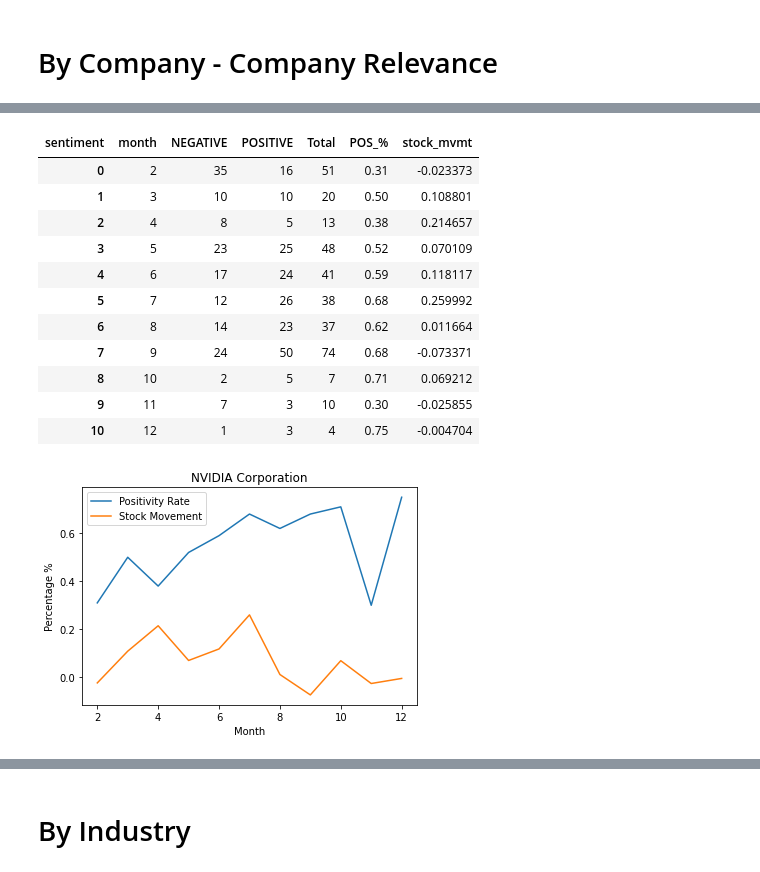
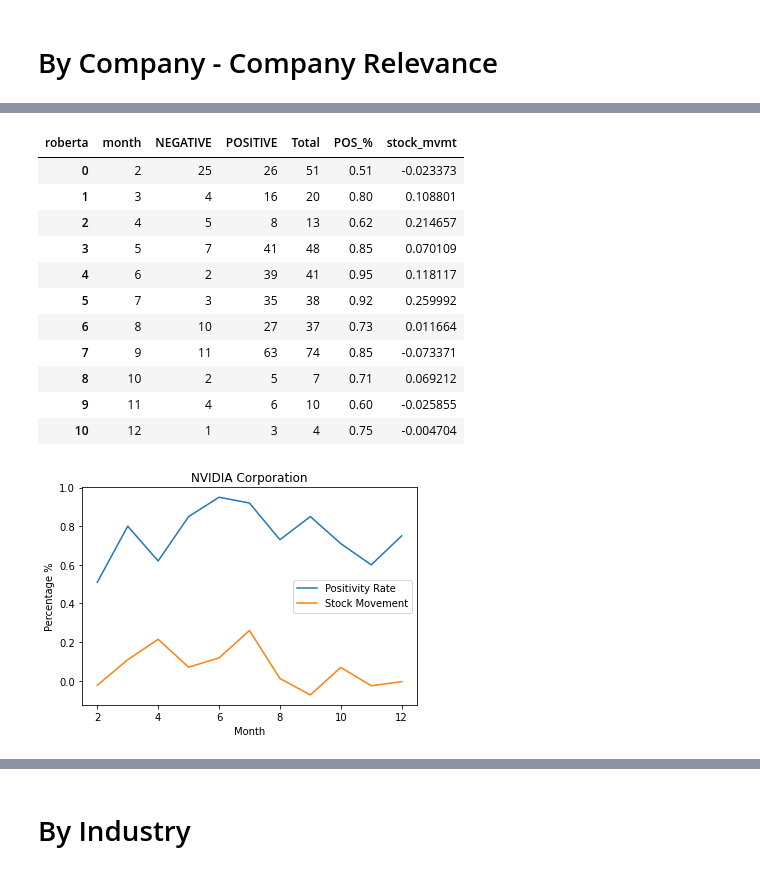
Before and after one commit to TraceyEtheridge/Thesis, a Jupyter notebook: Analysis.ipynb, the cells around one changed output, grey strips where cells are left out. Drawn from its saved outputs; the diff is of its cells as text; code cells hidden in the pictures.

```diff
--- a/Analysis.ipynb
+++ b/Analysis.ipynb
@@ -532,17 +587 @@ with open('stock_final_dict_uk.pickle', 'wb') as handle:
     pickle.dump(stock_final_dict, handle)
-# %%
-with open('stock_final_dict_p1.pickle', 'rb') as handle:
-    stock_final_dict_p1 = pickle.load(handle)
-with open('stock_final_dict_p2.pickle', 'rb') as handle:
-    stock_final_dict_p2 = pickle.load(handle)
-with open('stock_final_dict_p3.pickle', 'rb') as handle:
-    stock_final_dict_p3 = pickle.load(handle)
-
-stock_final_p1 = pd.DataFrame(stock_final_dict_p1).T
-stock_final_p2 = pd.DataFrame(stock_final_dict_p2).T
-stock_final_p3 = pd.DataFrame(stock_final_dict_p3).T
-stock_final = stock_final_p1.append(stock_final_p2).append(stock_final_p3)#.append(stock_final_p4)
-print(len(stock_final_p1), len(stock_final_p2), len(stock_final_p3), len(stock_final))
-stock_final.columns = pd.to_datetime(stock_final.columns).strftime("%Y-%m-%d")
-stock_final = stock_final[["2020-01-01", "2020-02-01", "2020-03-01", "2020-04-01", "2020-05-01", "2020-06-01", "2020-07-01", "2020-08-01", "2020-09-01", "2020-10-01", "2020-11-01", "2020-12-01", "2021-01-01"]]
-stock_final
@@ -563,0 +588,10 @@ stock_final
+# %%
+with open('./data/stock_prices/stock_final_dict_us.pickle', 'rb') as handle:
+    stock_final_dict_us = pickle.load(handle)
+
+stock_final = pd.DataFrame(stock_final_dict_us).T
+print(len(stock_final))
+stock_final.columns = pd.to_datetime(stock_final.columns).strftime("%Y-%m-%d")
+# month date is value at end of month, i.e. date of "2019-12-01" is value at end of month
+stock_final = stock_final[["2019-12-01", "2020-01-01", "2020-02-01", "2020-03-01", "2020-04-01", "2020-05-01", "2020-06-01", "2020-07-01", "2020-08-01", "2020-09-01", "2020-10-01", "2020-11-01", "2020-12-01"]]
+stock_final
@@ -627,22 +699,22 @@ stock_log_ind
 | Utilities | 219.626526 | 214.204409 | 204.707498 | 208.211238 | 210.041505 | 209.538492 | 210.910943 | 211.328798 | ... |
 # %%
 # US
-stock_final['annual_mvmt'] = ( stock_final["2021-01-01"] / stock_final["2020-01-01"] ) - 1
-stock_final_mvmt = stock_final[["2020-01-01", "2021-01-01", 'annual_mvmt']]
+stock_final['annual_mvmt'] = ( stock_final["2020-12-01"] / stock_final["2019-12-01"] ) - 1
+stock_final_mvmt = stock_final[["2019-12-01", "2020-12-01", 'annual_mvmt']]
 stock_final_mvmt = stock_final_mvmt[stock_final_mvmt['annual_mvmt'].notna()]
 stock_final_mvmt = stock_final_mvmt.reset_index().rename(columns={'index': 'ticker'})
-stock_final_mvmt = stock_final_mvmt[stock_final_mvmt["2020-01-01"] >= 1]
-stock_final_mvmt = stock_final_mvmt[stock_final_mvmt["2021-01-01"] >= 1]
+stock_final_mvmt = stock_final_mvmt[stock_final_mvmt["2019-12-01"] >= 1]
+stock_final_mvmt = stock_final_mvmt[stock_final_mvmt["2020-12-01"] >= 1]
 stock_final_mvmt["annual_mvmt"] = round(stock_final_mvmt["annual_mvmt"],2)
 stock_final_mvmt_dict = dict(zip(stock_final_mvmt.reset_index()['ticker'], stock_final_mvmt['annual_mvmt']))
 
 # AU
-stock_final_au['annual_mvmt'] = ( stock_final_au["2021-01-01"] / stock_final_au["2020-01-01"] ) - 1
-stock_final_mvmt_au = stock_final_au[["2020-01-01", "2021-01-01", 'annual_mvmt']]
+stock_final_au['annual_mvmt'] = ( stock_final_au["2020-12-01"] / stock_final_au["2019-12-01"] ) - 1
+stock_final_mvmt_au = stock_final_au[["2019-12-01", "2020-12-01", 'annual_mvmt']]
 stock_final_mvmt_au = stock_final_mvmt_au[stock_final_mvmt_au['annual_mvmt'].notna()]
 stock_final_mvmt_au = stock_final_mvmt_au.reset_index().rename(columns={'index': 'ticker'})
-stock_final_mvmt_au = stock_final_mvmt_au[stock_final_mvmt_au["2020-01-01"] >= 0.5]
-stock_final_mvmt_au = stock_final_mvmt_au[stock_final_mvmt_au["2021-01-01"] >= 0.5]
+stock_final_mvmt_au = stock_final_mvmt_au[stock_final_mvmt_au["2019-12-01"] >= 0.5]
+stock_final_mvmt_au = stock_final_mvmt_au[stock_final_mvmt_au["2020-12-01"] >= 0.5]
 stock_final_mvmt_au["annual_mvmt"] = round(stock_final_mvmt_au["annual_mvmt"],2)
 stock_final_mvmt_au_dict = dict(zip(stock_final_mvmt_au.reset_index()['ticker'], stock_final_mvmt_au['annual_mvmt']))
 stock_final_mvmt_au
@@ -1064,42 +1142,43 @@ df_comp.head(1)
 # %%
 df_comp_month = df_comp[df_comp['company_relevance'] >= 0.2].copy()
 df_comp_month['month'] = df_comp_month['date'].dt.month
 
 company_analysis = 'NVIDIA Corporation'
 df_comp_analysis = df_comp_month[df_comp_month['filtered_names_match'] == company_analysis]
-df_comp_analysis = df_comp_analysis.pivot_table(index='month', columns='sentiment', values='date', aggfunc='count', fill_value=0)
+#df_comp_analysis = df_comp_analysis.pivot_table(index='month', columns='sentiment', values='date', aggfunc='count', fill_value=0)
+df_comp_analysis = df_comp_analysis.pivot_table(index='month', columns='roberta', values='date', aggfunc='count', fill_value=0)
 df_comp_analysis['Total'] = df_comp_analysis.sum(axis=1)
 df_comp_analysis['POS_%'] = round(df_comp_analysis['POSITIVE'] / df_comp_analysis['Total'],2)
 
 ticker = comp_ticker_dict[company_analysis]
 stock_mvmt_analysis = stock_final.loc[ticker].pct_change()[1:13]
 stock_mvmt_analysis.index = [1,2,3,4,5,6,7,8,9,10,11,12]
 
 df_comp_analysis['stock_mvmt'] = stock_mvmt_analysis
 df_comp_analysis = df_comp_analysis.reset_index()
 display(df_comp_analysis)
 
 plt.plot('month', 'POS_%', data=df_comp_analysis, label='Positivity Rate')
 plt.plot('month', 'stock_mvmt', data=df_comp_analysis, label='Stock Movement')
 plt.xlabel("Month")
 plt.ylabel("Percentage %")
 plt.legend()
 plt.title(company_analysis)
 plt.show()
 # %% [output]
-| sentiment | month | NEGATIVE | POSITIVE | Total | POS_% | stock_mvmt |
-| 0 | 2 | 35 | 16 | 51 | 0.31 | -0.023373 |
-| 1 | 3 | 10 | 10 | 20 | 0.50 | 0.108801 |
-| 2 | 4 | 8 | 5 | 13 | 0.38 | 0.214657 |
-| 3 | 5 | 23 | 25 | 48 | 0.52 | 0.070109 |
-| 4 | 6 | 17 | 24 | 41 | 0.59 | 0.118117 |
-| 5 | 7 | 12 | 26 | 38 | 0.68 | 0.259992 |
-| 6 | 8 | 14 | 23 | 37 | 0.62 | 0.011664 |
-| 7 | 9 | 24 | 50 | 74 | 0.68 | -0.073371 |
+| roberta | month | NEGATIVE | POSITIVE | Total | POS_% | stock_mvmt |
+| 0 | 2 | 25 | 26 | 51 | 0.51 | -0.023373 |
+| 1 | 3 | 4 | 16 | 20 | 0.80 | 0.108801 |
+| 2 | 4 | 5 | 8 | 13 | 0.62 | 0.214657 |
+| 3 | 5 | 7 | 41 | 48 | 0.85 | 0.070109 |
+| 4 | 6 | 2 | 39 | 41 | 0.95 | 0.118117 |
+| 5 | 7 | 3 | 35 | 38 | 0.92 | 0.259992 |
+| 6 | 8 | 10 | 27 | 37 | 0.73 | 0.011664 |
+| 7 | 9 | 11 | 63 | 74 | 0.85 | -0.073371 |
 | 8 | 10 | 2 | 5 | 7 | 0.71 | 0.069212 |
-| 9 | 11 | 7 | 3 | 10 | 0.30 | -0.025855 |
+| 9 | 11 | 4 | 6 | 10 | 0.60 | -0.025855 |
 | 10 | 12 | 1 | 3 | 4 | 0.75 | -0.004704 |
-[figure, old version]
+[figure, new version]
 # %%
 df_comp_month = df_comp[df_comp['company_relevance'] >= 0.2].copy()
 df_comp_month['month'] = df_comp_month['date'].dt.month
```
Also changed, not shown: parts of 80 cells of this notebook, 8 other files.
